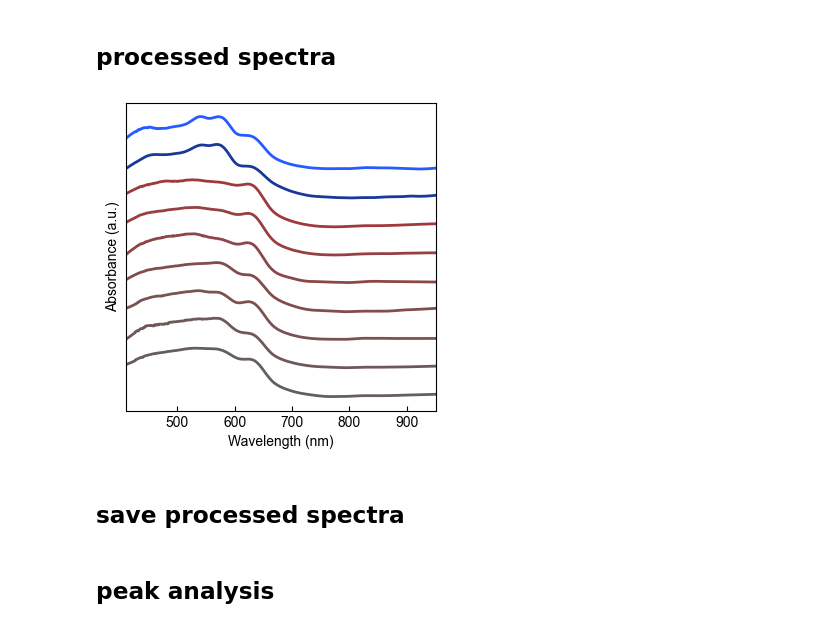
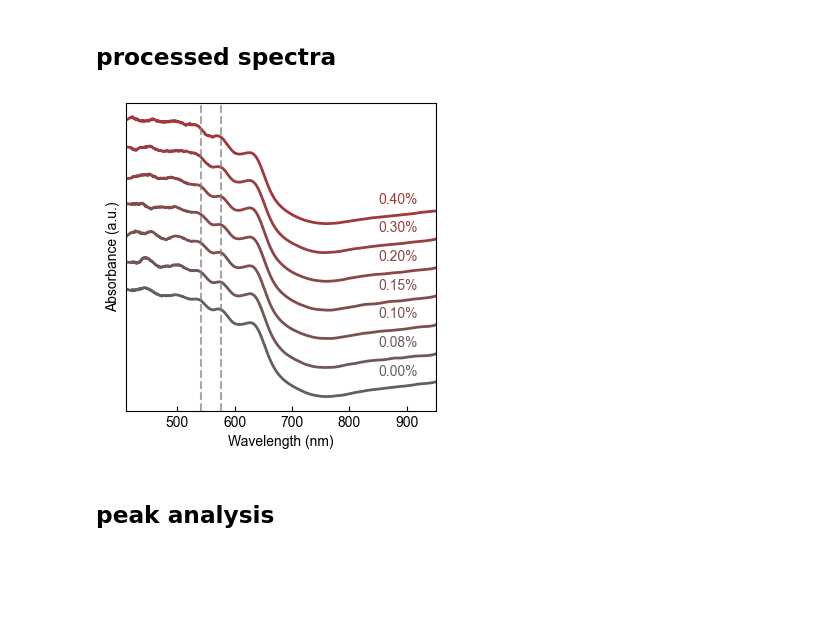
Before and after one commit to BailabUNC/SpectraDerma, a Jupyter notebook: notebooks/Blood_Spectra_Visualization.ipynb, the cells around one changed output. Drawn from its saved outputs; the diff is of its cells as text; code cells hidden in the pictures; blank space fills up the shorter version.

Commit message:
Update Blood_Spectra_Visualization.ipynb - Blood spectra visualization and analysis

```diff
--- a/notebooks/Blood_Spectra_Visualization.ipynb
+++ b/notebooks/Blood_Spectra_Visualization.ipynb
@@ -78,9 +61,9 @@ Total files found: 9
 # %%
-# plot raw data
-plt.figure(figsize=(6, 4))
-for i, file in enumerate(filtered_files):
-    data = pd.read_csv(os.path.join(alcohol_data_dir, file), skiprows=9, header=None)
-    wavelength = data.iloc[:, 0].values
-    intensity = data.iloc[:, 1].values
+# # plot raw data
+# plt.figure(figsize=(6, 4))
+# for i, file in enumerate(filtered_files):
+#     data = pd.read_csv(os.path.join(alcohol_data_dir, file), skiprows=9, header=None)
+#     wavelength = data.iloc[:, 0].values
+#     intensity = data.iloc[:, 1].values
 
-    plt.plot(wavelength, intensity + i * 1, color=sensor_colors[i % len(sensor_colors)], label=f'{alcohol_concentrations[i]:.2f} BAC')
+#     plt.plot(wavelength, intensity + i * 1, color=sensor_colors[i % len(sensor_colors)], label=f'{alcohol_concentrations[i]:.2f} BAC')
@@ -88,0 +72,4 @@ for i, file in enumerate(filtered_files):
+# %%
+alcohol_data_dir = '../data/blood_alcohol_spectra_2/'
+files = os.listdir(alcohol_data_dir)
+files
@@ -170,15 +230,19 @@ colors = cm(np.linspace(0, 1, len(all_files)))
 # Define unique colors for acetaldehyde data
 acetaldehyde_colors = ['#183999', '#265cff']
 
-exclude_indices = [5, 9]  # e.g., [0, 3, 5] to exclude specific positions
+exclude_concentrations = [0.02, 0.05]  # Exclude 0.02% and 0.05% alcohol concentrations
 
-# Apply exclusions
+# Apply exclusions based on concentration values
 included_indices = []
 for i in range(len(all_files)):
-    if (i not in exclude_indices):
+    concentration = all_concentrations[i]
+    # Only exclude if it's an alcohol concentration (not acetaldehyde) and in exclude list
+    if all_files[i].startswith('alcohol_avg_') and concentration in exclude_concentrations:
+        continue  # Skip this one
+    else:
         included_indices.append(i)
 
-y_offset = 1.0
+y_offset = 0.8
 
 plt.figure(figsize=(4, 4))
 
@@ -187,47 +251,50 @@ alcohol_indices = [i for i in included_indices if not all_files[i].startswith('a
 acetaldehyde_indices = [i for i in included_indices if all_files[i].startswith('acetaldehyde_')]
 
 # Sort alcohol indices by concentration (ascending)
 alcohol_indices.sort(key=lambda x: all_concentrations[x])
 # Sort acetaldehyde indices by concentration (ascending)
 acetaldehyde_indices.sort(key=lambda x: all_concentrations[x])
 
 # Plot alcohol data first (bottom to top: 0.00, 0.02, 0.05, ..., 0.40)
 for plot_idx, i in enumerate(alcohol_indices):
     s = S_emsc[i]
     concentration = all_concentrations[i]
     color = colors[plot_idx % len(colors)]
-    label = f'{concentration:.2f}% alcohol'
 
     plt.plot(w, s + plot_idx * y_offset,
-             color=color, linewidth=2,
-             label=label)
+             color=color, linewidth=2)
+
+    # Add text label for alcohol concentration
+    plt.text(850, s[np.argmin(np.abs(w - 850))] + plot_idx * y_offset + 0.5,
+             f'{concentration:.2f}%',
+             fontsize=10, color=color, ha='left', va='center')
 
 # Plot acetaldehyde data on top (0.02 acetaldehyde, 0.40 acetaldehyde)
-for plot_idx, i in enumerate(acetaldehyde_indices):
-    s = S_emsc[i]
-    concentration = all_concentrations[i]
-    color = acetaldehyde_colors[plot_idx % len(acetaldehyde_colors)]
-    label = f'{concentration:.2f}% acetaldehyde (avg)'
+# for plot_idx, i in enumerate(acetaldehyde_indices):
+#     s = S_emsc[i]
+#     concentration = all_concentrations[i]
+#     color = acetaldehyde_colors[plot_idx % len(acetaldehyde_colors)]
+#     label = f'{concentration:.2f}% acetaldehyde (avg)'
 
-    # Place acetaldehyde above all alcohol data
-    plt.plot(w, s + (len(alcohol_indices) + plot_idx) * y_offset,
-             color=color, linewidth=2,
-             label=label)
+#     # Place acetaldehyde above all alcohol data
+#     plt.plot(w, s + (len(alcohol_indices) + plot_idx) * y_offset,
+#              color=color, linewidth=2,
+#              label=label)
+
+plt.axvline(x=542, color='gray', linestyle='--', linewidth=1.5, alpha=0.7)
+plt.axvline(x=577, color='gray', linestyle='--', linewidth=1.5, alpha=0.7)
 
 plt.xlabel('Wavelength (nm)')
 plt.ylabel('Absorbance (a.u.)')
 plt.yticks([])
 
 plt.xlim(410, 950)
-# plt.legend(bbox_to_anchor=(1.05, 1), loc='upper left')
 plt.tick_params(direction='in')
 
 # save the current axis position for reproducing later
 pos_ax = plt.gca().get_position()
 
-# plt.savefig('../figures/fig2/blood_alcohol_acetaldehyde_spectra.png', dpi=600, bbox_inches='tight', transparent=True)
+plt.savefig('../figures/fig2/blood_alcohol_spectra_new.png', dpi=600, bbox_inches='tight', transparent=True)
 plt.show()
 # %% [output]
-[figure, old version]
+[figure, new version]
-# %% [markdown]
-## save processed spectra
```
Also changed, not shown: parts of 24 cells of this notebook.
